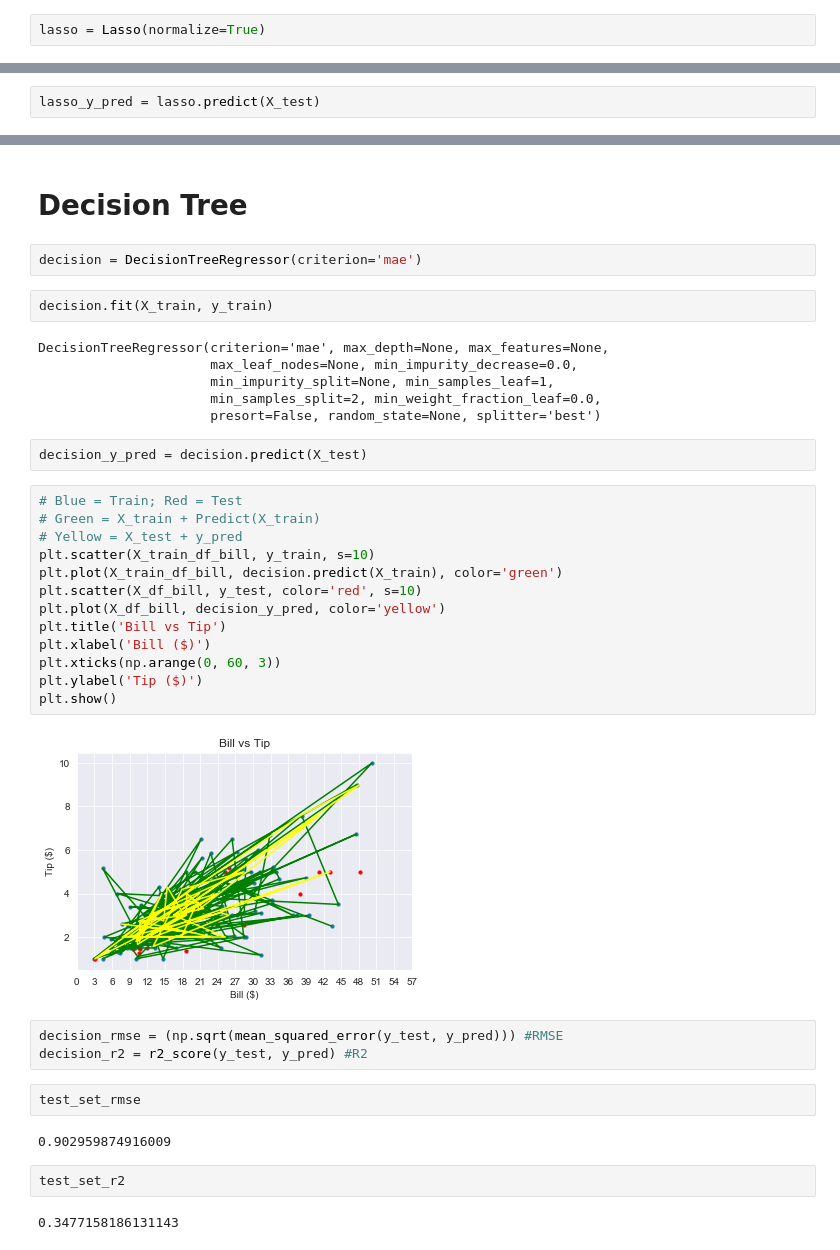
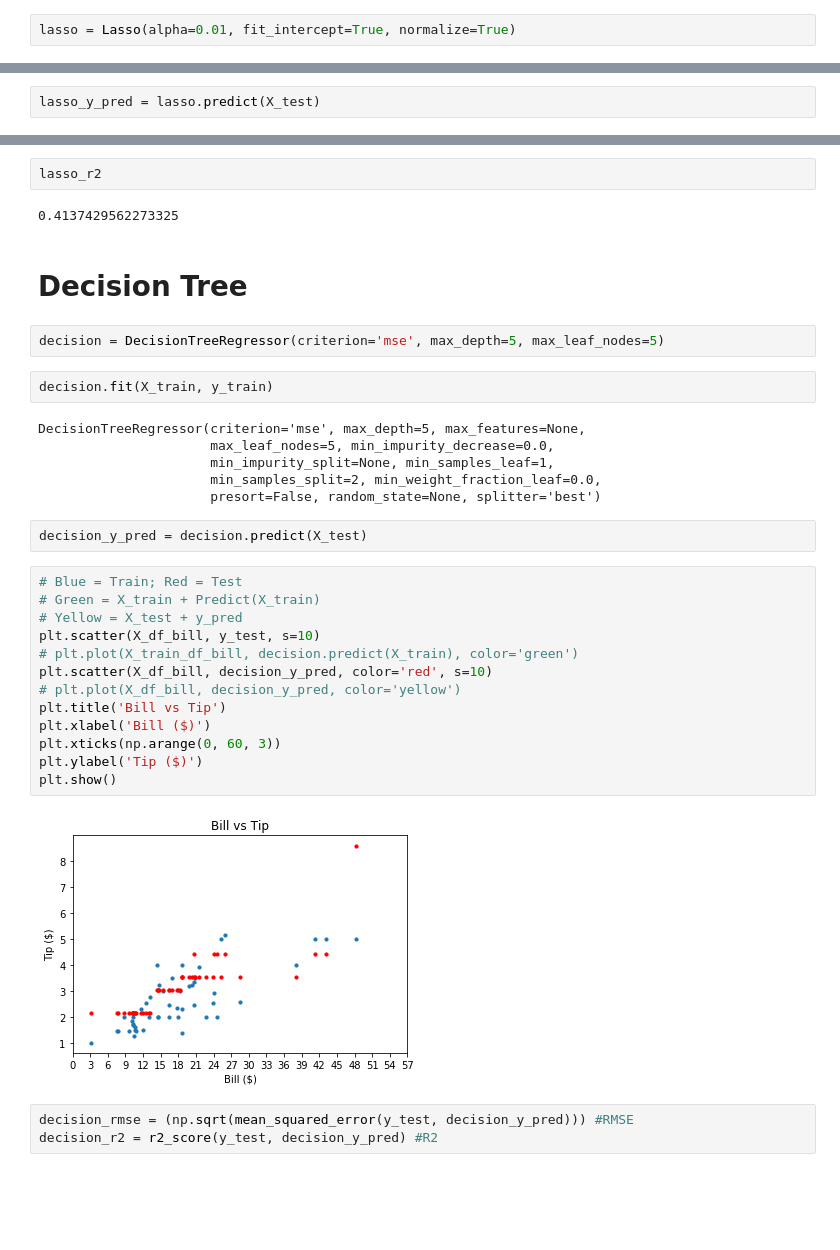
Before and after one commit to velitchko/machine-learning, a Jupyter notebook: assignment_1/Waiter's Tips.ipynb, the cells around one changed output, grey strips where cells are left out. Drawn from its saved outputs; the diff is of its cells as text; blank space fills up the shorter version.

```diff
--- a/assignment_1/Waiter's Tips.ipynb
+++ b/assignment_1/Waiter's Tips.ipynb
@@ -245,7 +243,7 @@ ridge_r2
 # %% [markdown]
 # Lasso Regression
 # %%
-lasso = Lasso(normalize=True)
+lasso = Lasso(alpha=0.01, fit_intercept=True, normalize=True)
 # %%
 lasso.fit(X_train, y_train)
 # %% [output]
@@ -277,12 +276,16 @@ lasso_rmse
+# %%
+lasso_r2
+# %% [output]
+0.4137429562273325
 # %% [markdown]
 # Decision Tree
 # %%
-decision = DecisionTreeRegressor(criterion='mae')
+decision = DecisionTreeRegressor(criterion='mse', max_depth=5, max_leaf_nodes=5)
 # %%
 decision.fit(X_train, y_train)
 # %% [output]
-DecisionTreeRegressor(criterion='mae', max_depth=None, max_features=None,
-                      max_leaf_nodes=None, min_impurity_decrease=0.0,
+DecisionTreeRegressor(criterion='mse', max_depth=5, max_features=None,
+                      max_leaf_nodes=5, min_impurity_decrease=0.0,
                       min_impurity_split=None, min_samples_leaf=1,
                       min_samples_split=2, min_weight_fraction_leaf=0.0,
                       presort=False, random_state=None, splitter='best')
@@ -291,26 +294,18 @@ decision_y_pred = decision.predict(X_test)
 # %%
 # Blue = Train; Red = Test
 # Green = X_train + Predict(X_train)
 # Yellow = X_test + y_pred
-plt.scatter(X_train_df_bill, y_train, s=10)
-plt.plot(X_train_df_bill, decision.predict(X_train), color='green')
-plt.scatter(X_df_bill, y_test, color='red', s=10)
-plt.plot(X_df_bill, decision_y_pred, color='yellow')
+plt.scatter(X_df_bill, y_test, s=10)
+# plt.plot(X_train_df_bill, decision.predict(X_train), color='green')
+plt.scatter(X_df_bill, decision_y_pred, color='red', s=10)
+# plt.plot(X_df_bill, decision_y_pred, color='yellow')
 plt.title('Bill vs Tip')
 plt.xlabel('Bill ($)')
 plt.xticks(np.arange(0, 60, 3))
 plt.ylabel('Tip ($)')
 plt.show()
 # %% [output]
-[figure, old version]
+[figure, new version]
 # %%
-decision_rmse = (np.sqrt(mean_squared_error(y_test, y_pred))) #RMSE
-decision_r2 = r2_score(y_test, y_pred) #R2
+decision_rmse = (np.sqrt(mean_squared_error(y_test, decision_y_pred))) #RMSE
+decision_r2 = r2_score(y_test, decision_y_pred) #R2
-# %%
-test_set_rmse
-# %% [output]
-0.902959874916009
-# %%
-test_set_r2
-# %% [output]
-0.3477158186131143
```
Also changed, not shown: parts of 43 cells of this notebook.
